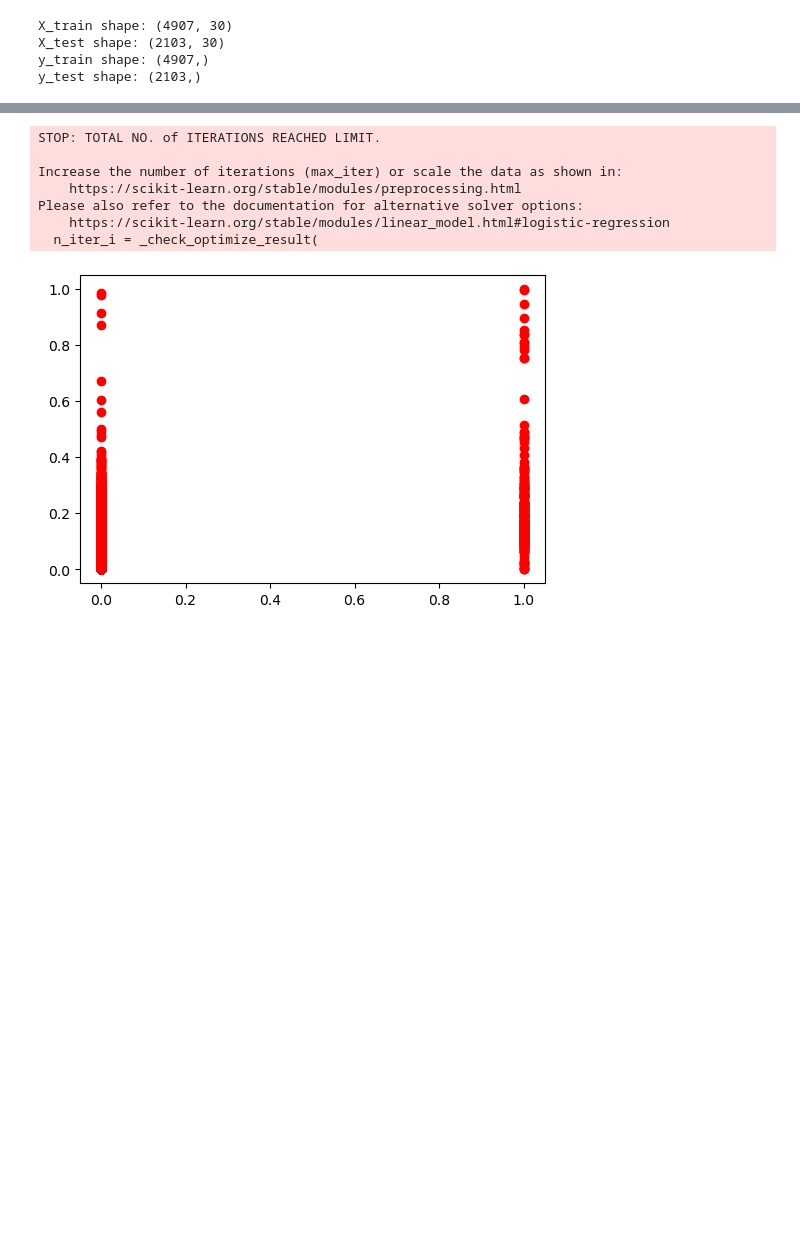
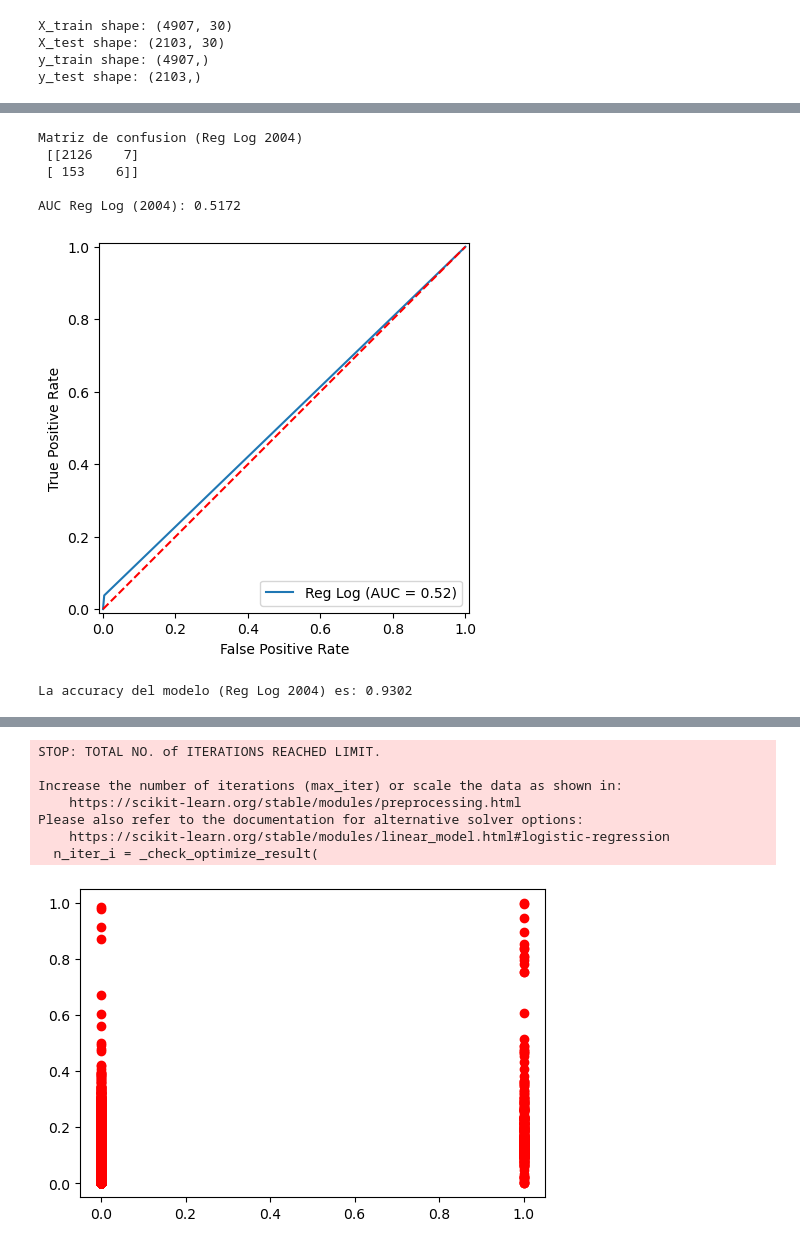
Before and after one commit to maggiecobb/CC408-T1-5, a Jupyter notebook: TP 3/Tp3.ipynb, the cells around one changed output, grey strips where cells are left out. Saved outputs shown, nothing was run; the diff lists cells and outputs as text; code cells hidden in the pictures; blank space fills up the shorter version.

Commit message:
Reg Logistica
Creo que ahi esta

```diff
--- a/TP 3/Tp3.ipynb
+++ b/TP 3/Tp3.ipynb
@@ -1194,0 +1190,10 @@ print(len(x_test_04), len(y_test_pred_score_2004))
+# %%
+#### Regresion logistica para 2004
+log04 = LogisticRegression(penalty=None).fit(x_train_04, y_train_04)
+y_test_pred_score_04 = log04.predict_proba(x_train_04)[:,1]
+y_pred_log04 = log04.predict(x_test_04)
+
+#### Regresion logistica para 2024
+log24 = LogisticRegression(penalty=None).fit(x_train_24, y_train_24)
+y_test_pred_score_24 = log24.predict_proba(x_train_24)[:,1]
+y_pred_log24 = log24.predict(x_test_24)
@@ -1194,0 +1215,28 @@ print(len(x_test_04), len(y_test_pred_score_2004))
+# %%
+#### Medidas de precision Regresion logistica para 2004
+#Matriz de confusion
+conflog04 = confusion_matrix(y_test_04, y_pred_log04)
+print("Matriz de confusion (Reg Log 2004)\n", conflog04)
+
+#AUC
+auc_log04 = roc_auc_score(y_test_04, y_pred_log04)
+print('\nAUC Reg Log (2004): %.4f' %auc_log04)
+
+#Curva ROC
+fpr, tpr, thresholds = roc_curve(y_test_04, y_pred_log04)
+display = RocCurveDisplay(fpr=fpr, tpr=tpr, roc_auc=auc_log04, estimator_name='Reg Log')
+display.plot()
+plt.plot([0, 1], [0, 1], color='red', linestyle='--')
+plt.show()
+
+#Accuracy
+accuracy_log04 = accuracy_score(y_test_04, y_pred_log04)
+print("La accuracy del modelo (Reg Log 2004) es: %.4f" %accuracy_log04)
+# %% [output]
+Matriz de confusion (Reg Log 2004)
+ [[2126    7]
+ [ 153    6]]
+
+AUC Reg Log (2004): 0.5172
+[figure, added]
+La accuracy del modelo (Reg Log 2004) es: 0.9302
```
Also changed, not shown: parts of 12 cells of this notebook.
